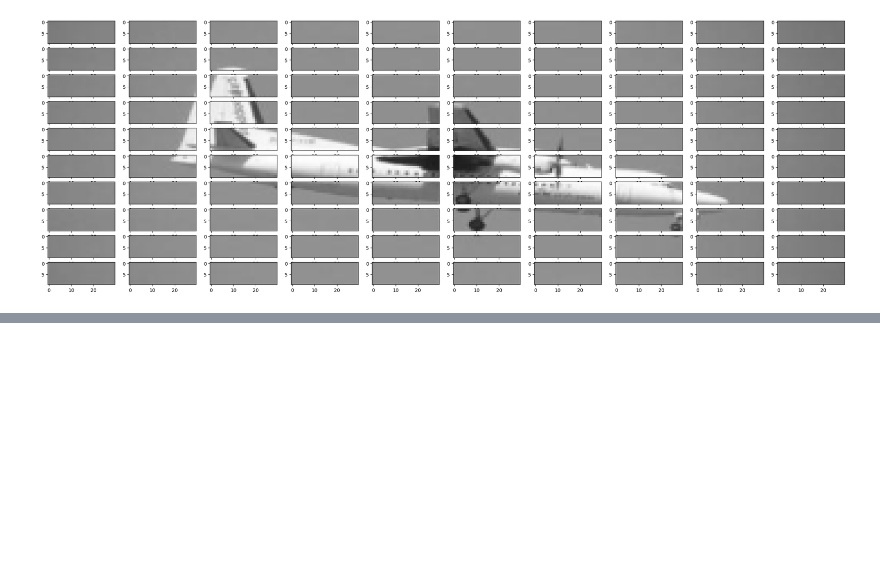
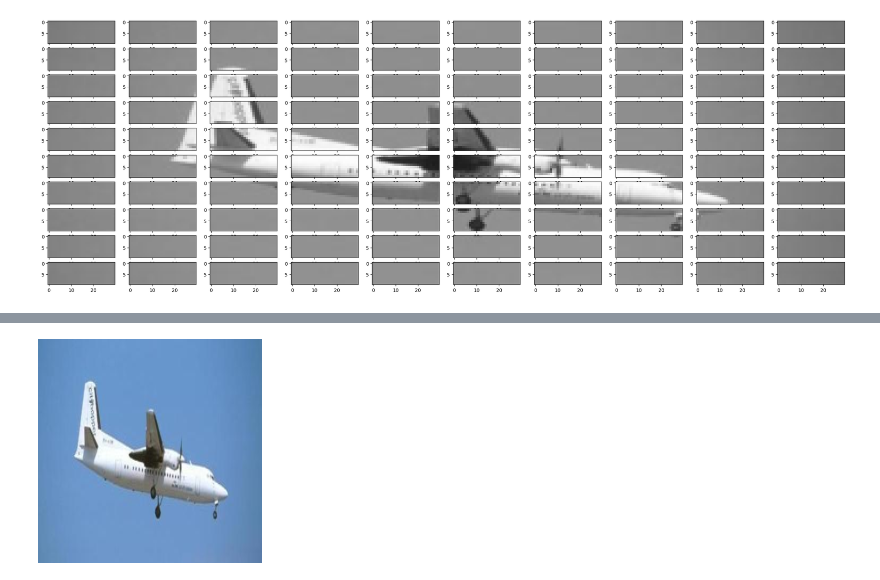
Before and after one commit to GokulVSD/ViVeC, a Jupyter notebook: Code/task_1.ipynb, the cells around one changed output, grey strips where cells are left out. Saved outputs shown, nothing was run; the diff lists cells and outputs as text; code cells hidden in the pictures; blank space fills up the shorter version.

```diff
--- a/Code/task_1.ipynb
+++ b/Code/task_1.ipynb
@@ -29,35 +34,13 @@ Dataset Caltech101
 # Visualize an image given an image ID.
 
 # Each category orderd alphabetically has numbered images starting from 0,
-# tourchvision wraps these an concats them all sequentially.
+# tourchvision wraps these and concats them all sequentially.
 
-IMG_ID = input("Provide an Image ID in the Caltech101 dataset in range [0, 8676]")
-
-IMG_ID = int(IMG_ID) if IMG_ID else 2500
+IMG_ID = int(input("Provide an Image ID in the Caltech101 dataset in range [0, 8676]"))
 
 image, category = dataset[IMG_ID][0], dataset.categories[dataset[IMG_ID][1]]
 
-
-# POTENTIALLY REMOVE??
-#
-# IMG_ID = "airplanes/image_0578.jpg" # Image ID is of the form "airplanes/image_0578.jpg"
-
-# from PIL import Image
-
-# image = Image.open(
-#     os.path.join(
-#         os.getcwd(),
-#         "caltech101",
-#         "101_ObjectCategories",
-#         IMG_ID
-#     )
-# )
-
-# category = IMG_ID.split('/')[0]
-#
-# POTENTIALLY REMOVE??
-
-
+print("Image ID: ", IMG_ID)
 display(image)
 print("Category:", category)
 # %% [output]
@@ -68,9 +52,9 @@ Category: airplanes
 
 from torchvision.transforms import Resize
 
-image = Resize(size=(100, 300))(image)
+image300x100 = Resize(size=(100, 300))(image)
 
-display(image)
+display(image300x100)
 # %% [output]
 [figure]
 # %%
@@ -333 +320,12 @@ tensor([7.2585e+02, 2.0775e+02, 2.7707e+03, 9.9475e+02, 6.0516e+02, 6.0070e+02,
 [figure]
+# %%
+
+# Resize image to 224x224 and convert to float tensor.
+
+image224x224 = Resize(size=(224, 224))(image)
+
+display(image224x224)
+
+img_tensor = transforms.Compose([transforms.ToTensor()])(image224x224)
+# %% [output]
+[figure, added]
```
Also changed, not shown: parts of 7 cells of this notebook.
